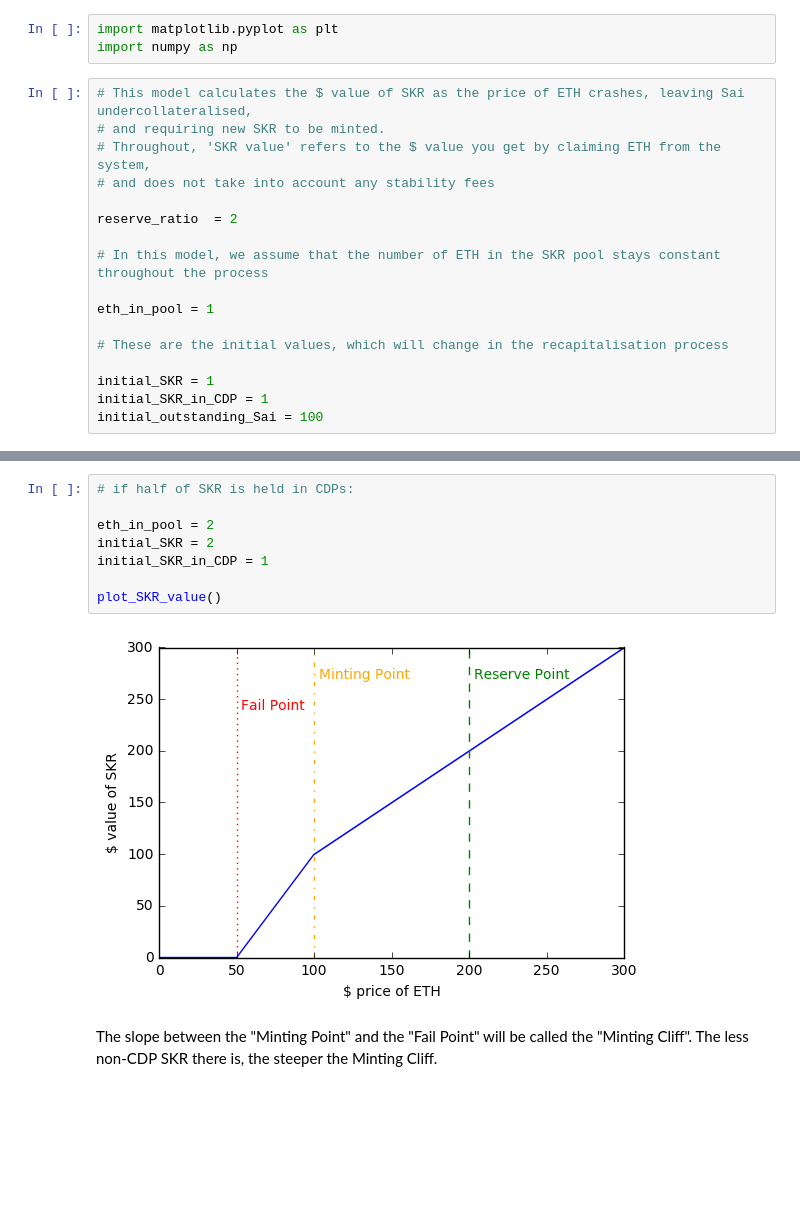
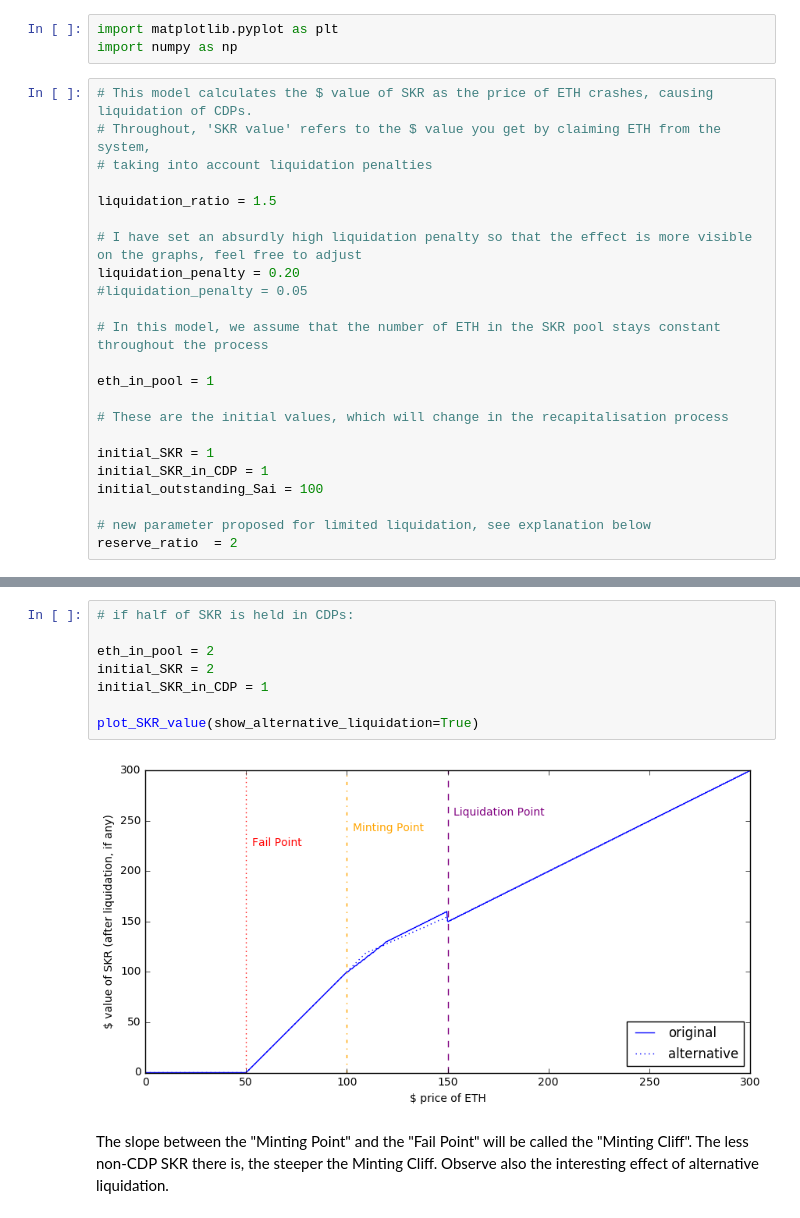
Before and after one commit to livnev/maker-simulations, a Jupyter notebook: Sai Simulations.ipynb, the cells around one changed output, grey strips where cells are left out. Drawn from its saved outputs; the diff is of its cells as text; blank space fills up the shorter version.

Commit message:
Major update: corrected inaccuracies, introduced liquidation fees, introduced proposal for limited liquidation.

```diff
--- a/Sai Simulations.ipynb
+++ b/Sai Simulations.ipynb
@@ -2,12 +2,15 @@
 import matplotlib.pyplot as plt
 import numpy as np
 # %%
-# This model calculates the $ value of SKR as the price of ETH crashes, leaving Sai undercollateralised,
-# and requiring new SKR to be minted.
+# This model calculates the $ value of SKR as the price of ETH crashes, causing liquidation of CDPs.
 # Throughout, 'SKR value' refers to the $ value you get by claiming ETH from the system,
-# and does not take into account any stability fees
+# taking into account liquidation penalties
 
-reserve_ratio  = 2
+liquidation_ratio = 1.5
+
+# I have set an absurdly high liquidation penalty so that the effect is more visible on the graphs, feel free to adjust
+liquidation_penalty = 0.20
+#liquidation_penalty = 0.05
 
 # In this model, we assume that the number of ETH in the SKR pool stays constant throughout the process
 
@@ -18,4 +21,7 @@ eth_in_pool = 1
 initial_SKR = 1
 initial_SKR_in_CDP = 1
 initial_outstanding_Sai = 100
+
+# new parameter proposed for limited liquidation, see explanation below
+reserve_ratio  = 2
 # %%
@@ -137,15 +202,15 @@ Note that we have taken into account here that minting new SKR will also reduce
 # %%
 # if half of SKR is held in CDPs:
 
 eth_in_pool = 2
 initial_SKR = 2
 initial_SKR_in_CDP = 1
 
-plot_SKR_value()
+plot_SKR_value(show_alternative_liquidation=True)
 # %% [output]
-[figure, old version]
+[figure, new version]
 # %% [markdown]
-The slope between the "Minting Point" and the "Fail Point" will be called the "Minting Cliff". The less non-CDP SKR there is, the steeper the Minting Cliff.
+The slope between the "Minting Point" and the "Fail Point" will be called the "Minting Cliff". The less non-CDP SKR there is, the steeper the Minting Cliff. Observe also the interesting effect of alternative liquidation.
 # %%
 # if most (83%) of SKR is held in CDPs:
 
```
Also changed, not shown: parts of 6 cells of this notebook.
